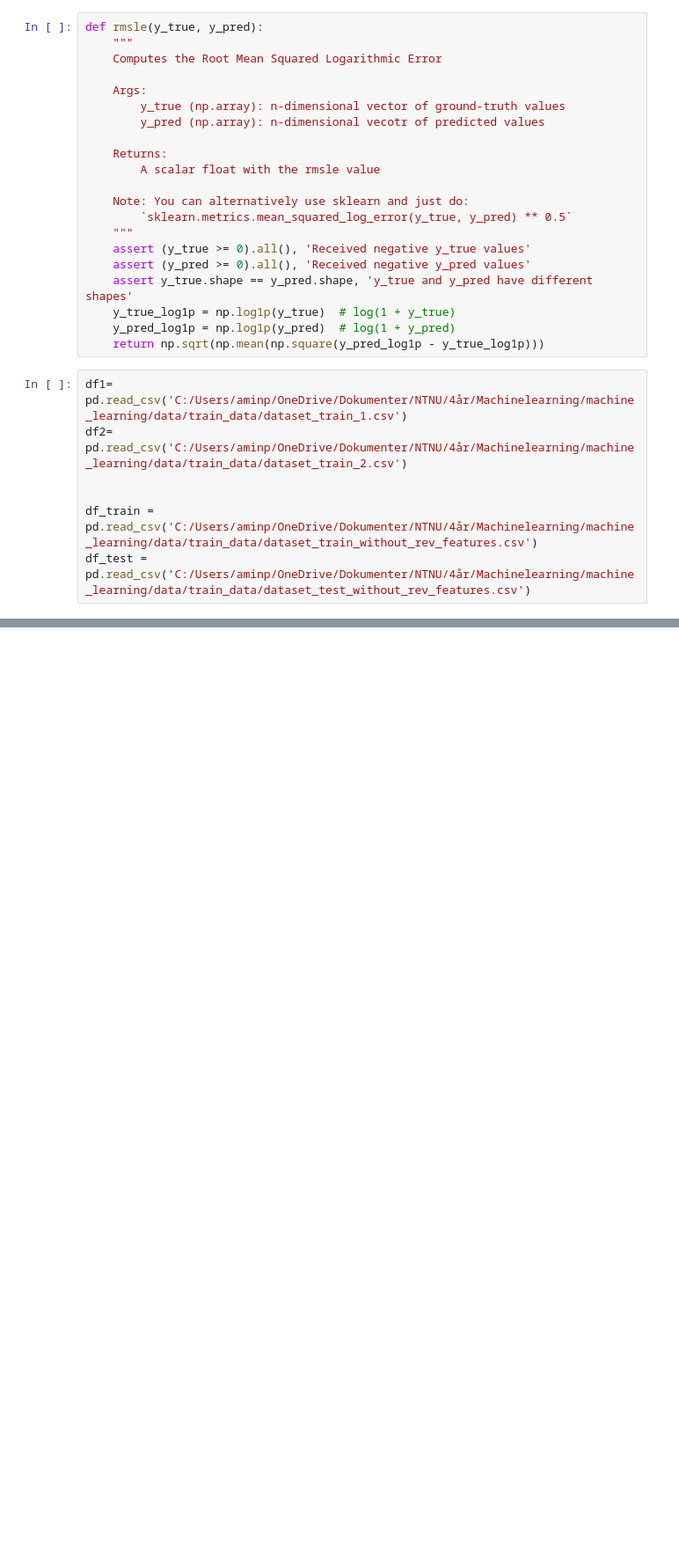
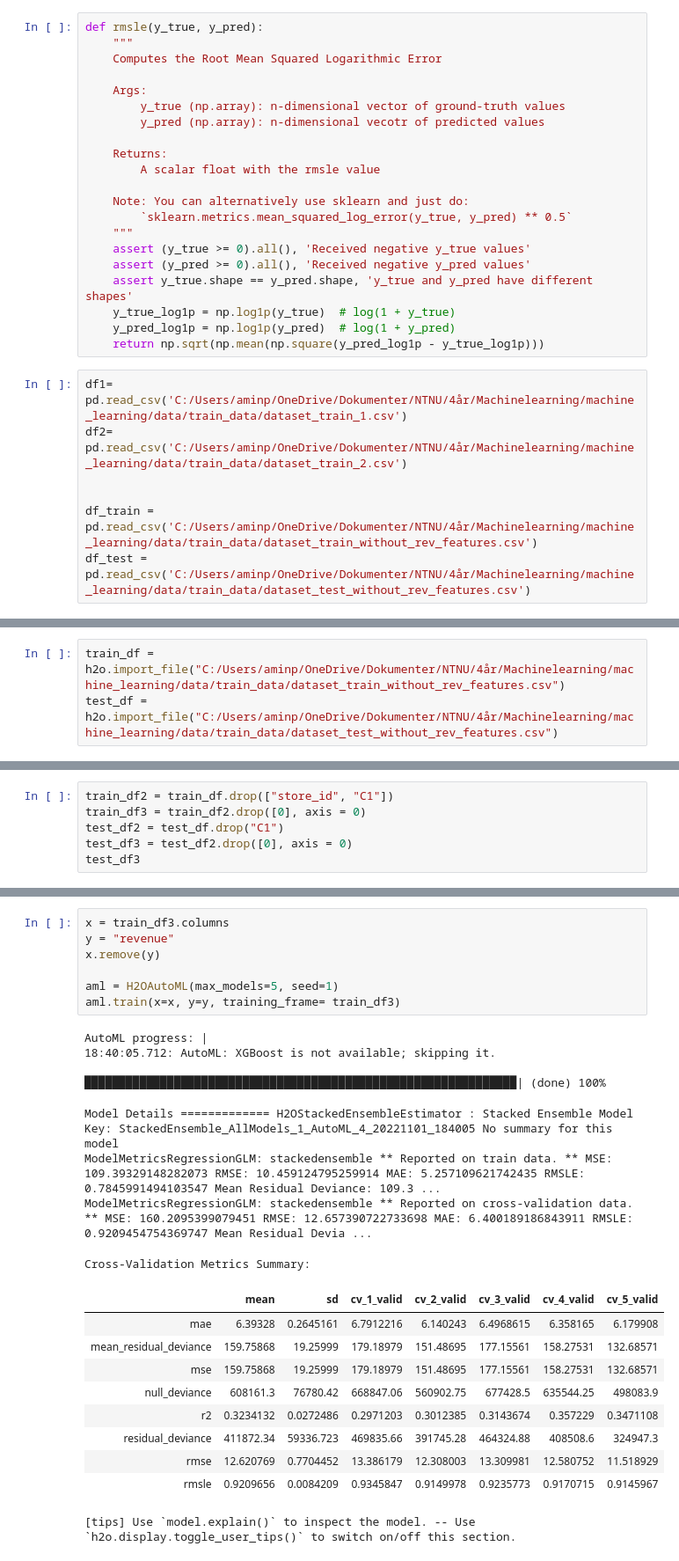
Before and after one commit to SimenQ/machine_learning, a Jupyter notebook: notebooks/Arash/ML_model.ipynb, the cells around one changed output, grey strips where cells are left out. Shown at 88% size. Cells and saved outputs as stored; diff of their text form; blank space fills up the shorter version.

```diff
--- a/notebooks/Arash/ML_model.ipynb
+++ b/notebooks/Arash/ML_model.ipynb
@@ -139,0 +70,3 @@ H2OServerError: Server wasn't able to start in 60.045552 seconds.
+# %%
+train_df = h2o.import_file("C:/Users/aminp/OneDrive/Dokumenter/NTNU/4år/Machinelearning/machine_learning/data/train_data/dataset_train_without_rev_features.csv")
+test_df = h2o.import_file("C:/Users/aminp/OneDrive/Dokumenter/NTNU/4år/Machinelearning/machine_learning/data/train_data/dataset_test_without_rev_features.csv")
@@ -139,0 +76,6 @@ H2OServerError: Server wasn't able to start in 60.045552 seconds.
+# %%
+train_df2 = train_df.drop(["store_id", "C1"])
+train_df3 = train_df2.drop([0], axis = 0)
+test_df2 = test_df.drop("C1")
+test_df3 = test_df2.drop([0], axis = 0)
+test_df3
@@ -139,0 +95,26 @@ H2OServerError: Server wasn't able to start in 60.045552 seconds.
+# %%
+x = train_df3.columns
+y = "revenue"
+x.remove(y)
+
+aml = H2OAutoML(max_models=5, seed=1)
+aml.train(x=x, y=y, training_frame= train_df3)
+# %% [output]
+AutoML progress: |
+18:40:05.712: AutoML: XGBoost is not available; skipping it.
+
+███████████████████████████████████████████████████████████████| (done) 100%
+Model Details ============= H2OStackedEnsembleEstimator : Stacked Ensemble Model Key: StackedEnsemble_AllModels_1_AutoML_4_20221101_184005 No summary for this model
+ModelMetricsRegressionGLM: stackedensemble ** Reported on train data. ** MSE: 109.39329148282073 RMSE: 10.459124795259914 MAE: 5.257109621742435 RMSLE: 0.7845991494103547 Mean Residual Deviance: 109.3 ...
+ModelMetricsRegressionGLM: stackedensemble ** Reported on cross-validation data. ** MSE: 160.2095399079451 RMSE: 12.657390722733698 MAE: 6.400189186843911 RMSLE: 0.9209454754369747 Mean Residual Devia ...
+Cross-Validation Metrics Summary:
+|  | mean | sd | cv_1_valid | cv_2_valid | cv_3_valid | cv_4_valid | cv_5_valid |
+| mae | 6.39328 | 0.2645161 | 6.7912216 | 6.140243 | 6.4968615 | 6.358165 | 6.179908 |
+| mean_residual_deviance | 159.75868 | 19.25999 | 179.18979 | 151.48695 | 177.15561 | 158.27531 | 132.68571 |
+| mse | 159.75868 | 19.25999 | 179.18979 | 151.48695 | 177.15561 | 158.27531 | 132.68571 |
+| null_deviance | 608161.3 | 76780.42 | 668847.06 | 560902.75 | 677428.5 | 635544.25 | 498083.9 |
+| r2 | 0.3234132 | 0.0272486 | 0.2971203 | 0.3012385 | 0.3143674 | 0.357229 | 0.3471108 |
+| residual_deviance | 411872.34 | 59336.723 | 469835.66 | 391745.28 | 464324.88 | 408508.6 | 324947.3 |
+| rmse | 12.620769 | 0.7704452 | 13.386179 | 12.308003 | 13.309981 | 12.580752 | 11.518929 |
+| rmsle | 0.9209656 | 0.0084209 | 0.9345847 | 0.9149978 | 0.9235773 | 0.9170715 | 0.9145967 |
+[tips] Use `model.explain()` to inspect the model. -- Use `h2o.display.toggle_user_tips()` to switch on/off this section.
```
Also changed, not shown: parts of 11 cells of this notebook, 2 other files.
